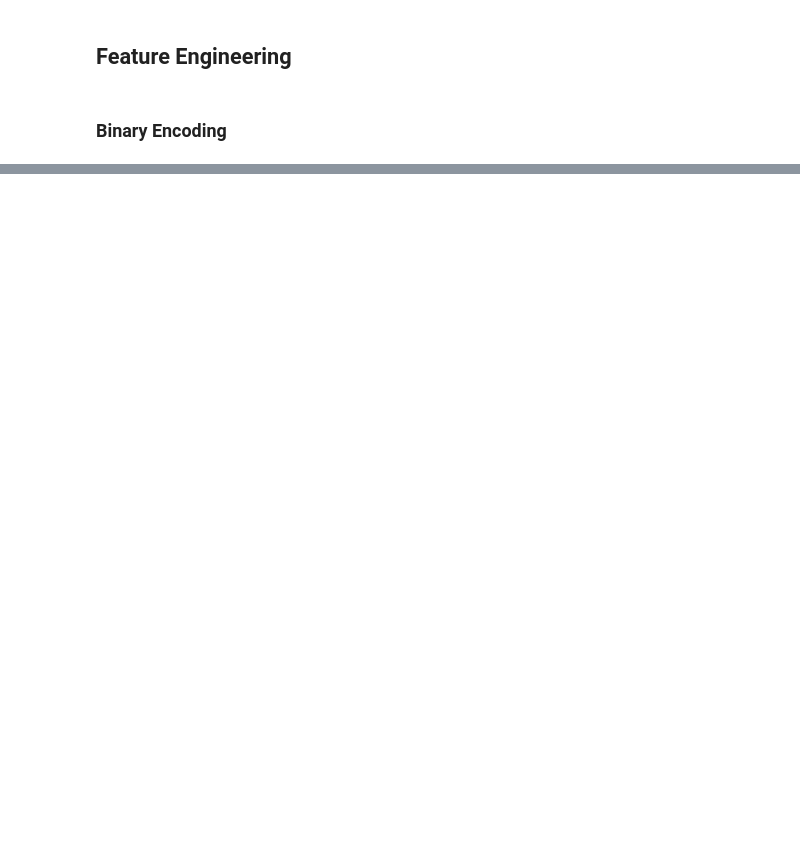
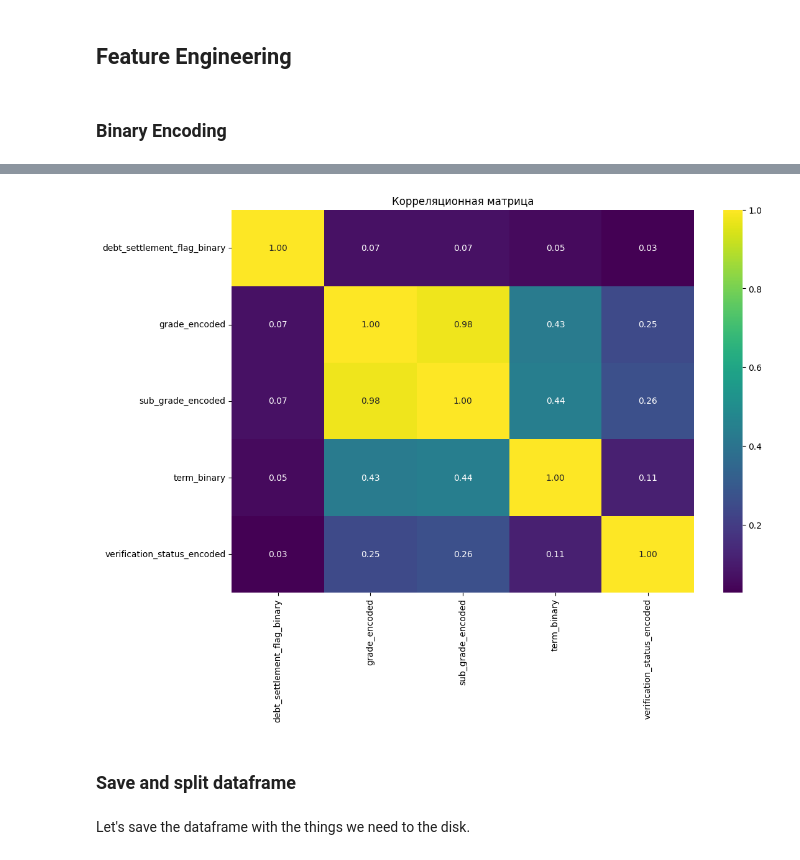
Before and after one commit to Jeremix7/Diploma, a Jupyter notebook: model.ipynb, the cells around one changed output, grey strips where cells are left out. Cells and saved outputs as stored; diff of their text form; code cells hidden in the pictures; blank space fills up the shorter version.

```diff
--- a/model.ipynb
+++ b/model.ipynb
@@ -753,0 +768,17 @@ AttributeError: 'SparkSession' object has no attribute 'quit'
+# %%
+sorted_df = sorted_cat_correlation_df.loc[sorted_cat_correlation_df['Correlation'].abs().sort_values(ascending=False).index]
+
+top_features = list(sorted_df['Feature'].head(6))
+removed_features = ['loan_describe_binary']
+top_features = [feature for feature in top_features if feature not in removed_features]
+# %%
+correlation_data = fe_df.select(top_features).na.drop()
+
+correlation_matrix = correlation_data.toPandas().corr()
+
+plt.figure(figsize=(12, 8))
+sns.heatmap(correlation_matrix, annot=True, cmap='viridis', fmt=".2f")
+plt.title("Корреляционная матрица")
+plt.show()
+# %% [output]
+[figure, added]
@@ -753,0 +806,2 @@ AttributeError: 'SparkSession' object has no attribute 'quit'
+# %% [markdown]
+### Save and split dataframe
@@ -753,0 +831,2 @@ AttributeError: 'SparkSession' object has no attribute 'quit'
+# %% [markdown]
+Let's save the dataframe with the things we need to the disk.
```
Also changed, not shown: parts of 92 cells of this notebook.
